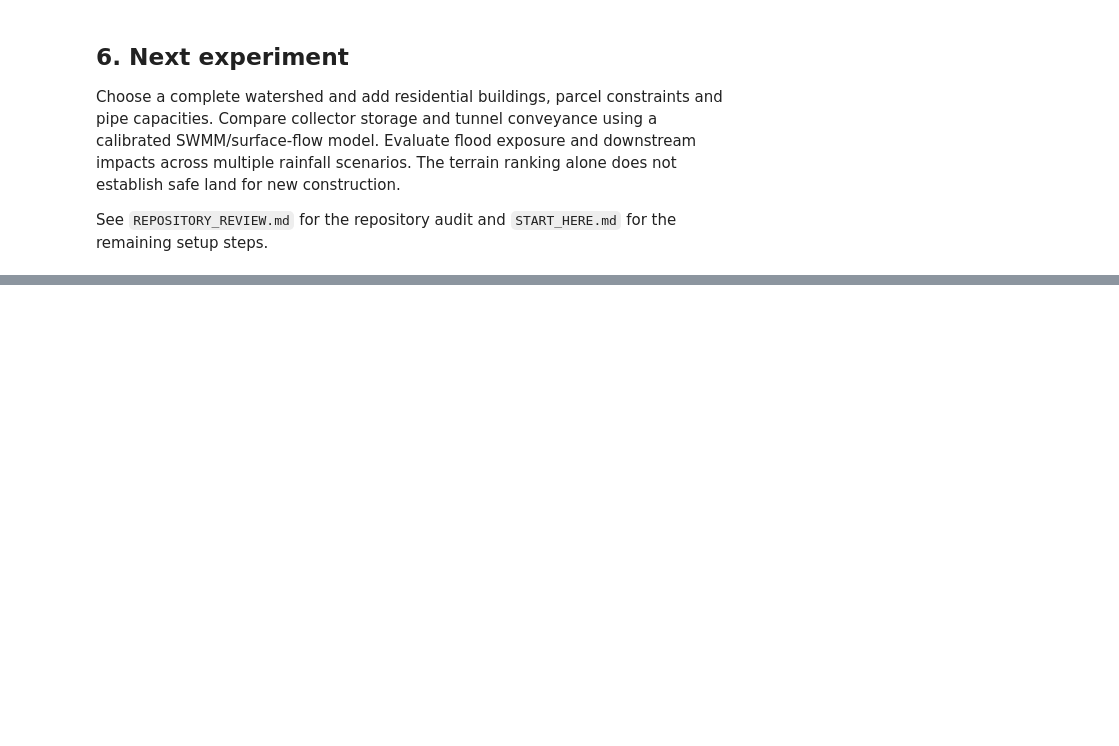
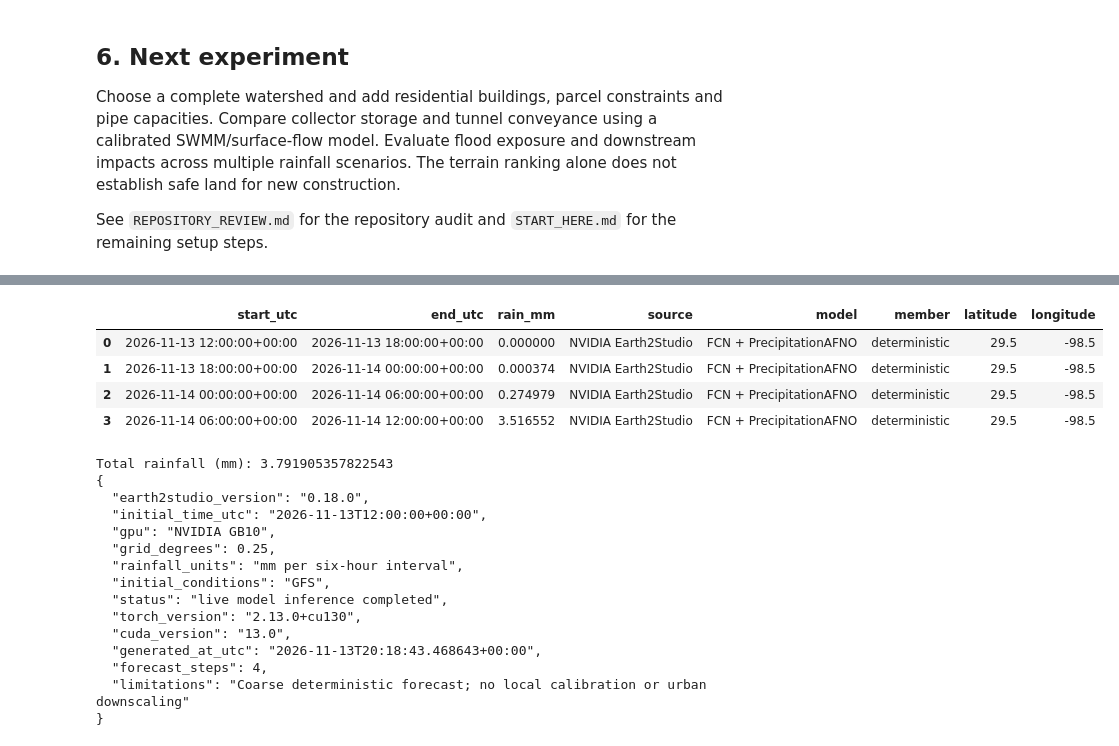
Before and after one commit to odalyschacon/Flood-Decongestion-Model, a Jupyter notebook: SanAntonio_Flood_Planning.ipynb, the cells around one changed output, grey strips where cells are left out. Cells and saved outputs as stored; diff of their text form; code cells hidden in the pictures; blank space fills up the shorter version.

Commit message:
Run Earth2 on GB10 and add building floodplain screening

```diff
--- a/SanAntonio_Flood_Planning.ipynb
+++ b/SanAntonio_Flood_Planning.ipynb
@@ -192,0 +200,28 @@ See `REPOSITORY_REVIEW.md` for the repository audit and `START_HERE.md` for the
+# %%
+from floodlab import ROOT, read_rainfall_csv
+import json
+forecast_rain = read_rainfall_csv(ROOT / "results/earth2_rainfall.csv")
+display(forecast_rain)
+print("Total rainfall (mm):", forecast_rain.rain_mm.sum())
+print(json.dumps(json.loads((ROOT / "results/earth2_rainfall.provenance.json").read_text()), indent=2))
+# %% [output]
+|  | start_utc | end_utc | rain_mm | source | model | member | latitude | longitude |
+| 0 | 2026-11-13 12:00:00+00:00 | 2026-11-13 18:00:00+00:00 | 0.000000 | NVIDIA Earth2Studio | FCN + PrecipitationAFNO | deterministic | 29.5 | -98.5 |
+| 1 | 2026-11-13 18:00:00+00:00 | 2026-11-14 00:00:00+00:00 | 0.000374 | NVIDIA Earth2Studio | FCN + PrecipitationAFNO | deterministic | 29.5 | -98.5 |
+| 2 | 2026-11-14 00:00:00+00:00 | 2026-11-14 06:00:00+00:00 | 0.274979 | NVIDIA Earth2Studio | FCN + PrecipitationAFNO | deterministic | 29.5 | -98.5 |
+| 3 | 2026-11-14 06:00:00+00:00 | 2026-11-14 12:00:00+00:00 | 3.516552 | NVIDIA Earth2Studio | FCN + PrecipitationAFNO | deterministic | 29.5 | -98.5 |
+Total rainfall (mm): 3.791905357822543
+{
+  "earth2studio_version": "0.18.0",
+  "initial_time_utc": "2026-11-13T12:00:00+00:00",
+  "gpu": "NVIDIA GB10",
+  "grid_degrees": 0.25,
+  "rainfall_units": "mm per six-hour interval",
+  "initial_conditions": "GFS",
+  "status": "live model inference completed",
+  "torch_version": "2.13.0+cu130",
+  "cuda_version": "13.0",
+  "generated_at_utc": "2026-11-13T20:18:43.468643+00:00",
+  "forecast_steps": 4,
+  "limitations": "Coarse deterministic forecast; no local calibration or urban downscaling"
+}
```
Also changed, not shown: parts of 3 cells of this notebook, 38 other files.
